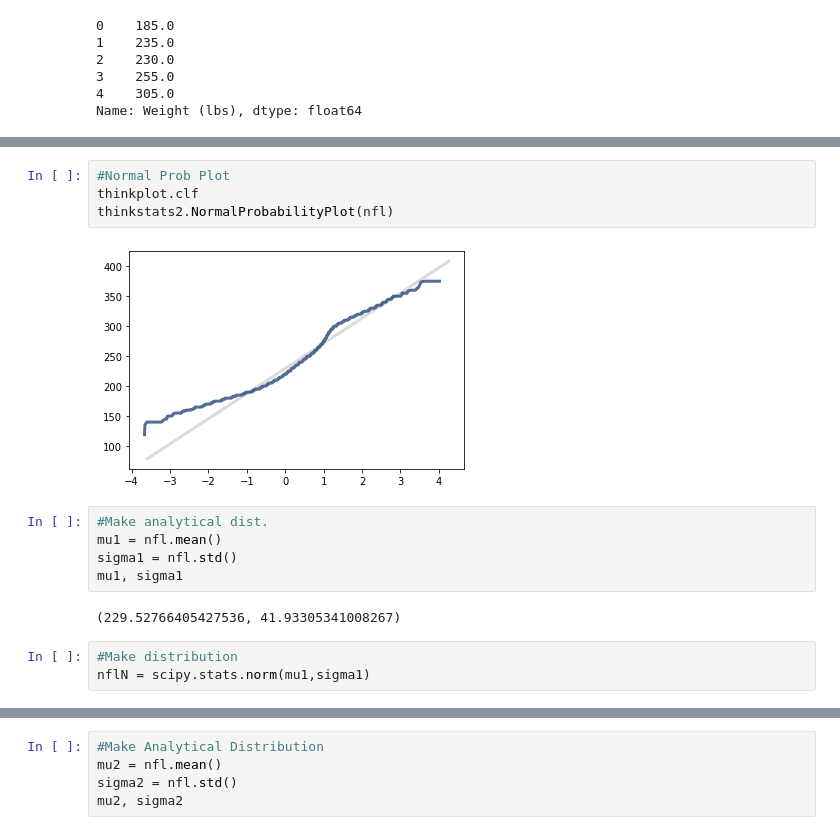
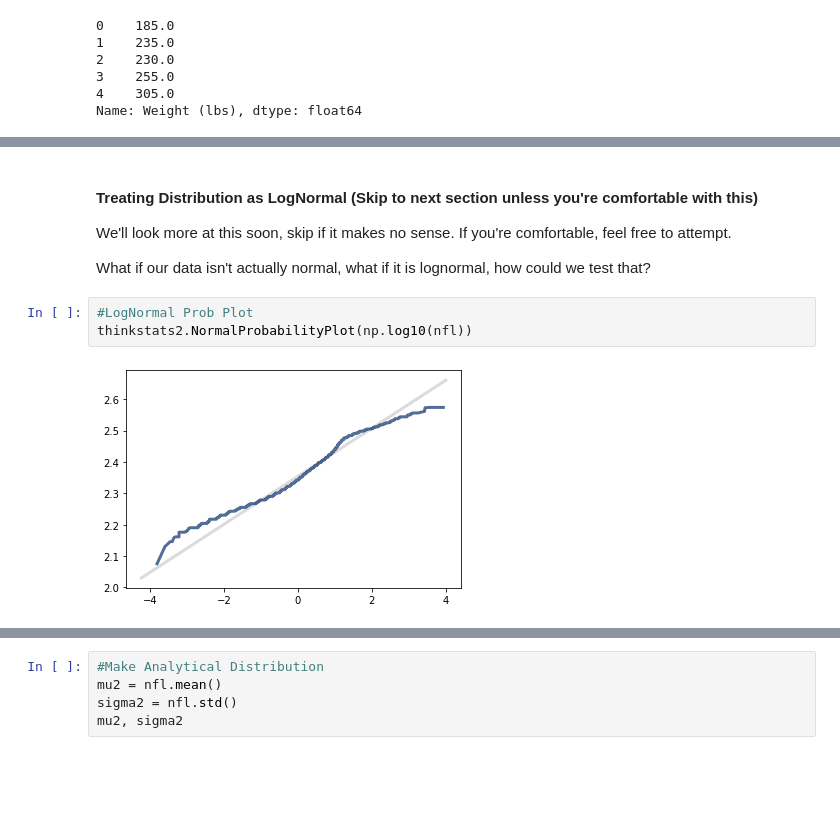
Before and after one commit to zareeiant/Basic_Stats_in_Python_Student_Workbooks, a Jupyter notebook: 008_Analytical_Dist.ipynb, the cells around one changed output, grey strips where cells are left out. Saved outputs shown, nothing was run; the diff lists cells and outputs as text; blank space fills up the shorter version.

```diff
--- a/008_Analytical_Dist.ipynb
+++ b/008_Analytical_Dist.ipynb
@@ -195,16 +264,11 @@ thinkplot.Config()
+# %% [markdown]
+#### Treating Distribution as LogNormal (Skip to next section unless you're comfortable with this)
+
+We'll look more at this soon, skip if it makes no sense. If you're comfortable, feel free to attempt.
+
+What if our data isn't actually normal, what if it is lognormal, how could we test that?
 # %%
-#Normal Prob Plot
-thinkplot.clf
-thinkstats2.NormalProbabilityPlot(nfl)
+#LogNormal Prob Plot
+thinkstats2.NormalProbabilityPlot(np.log10(nfl))
 # %% [output]
-[figure, old version]
+[figure, new version]
-# %%
-#Make analytical dist.
-mu1 = nfl.mean()
-sigma1 = nfl.std()
-mu1, sigma1
-# %% [output]
-(229.52766405427536, 41.93305341008267)
-# %%
-#Make distribution
-nflN = scipy.stats.norm(mu1,sigma1)
```
Also changed, not shown: parts of 70 cells of this notebook, 1 other file.
